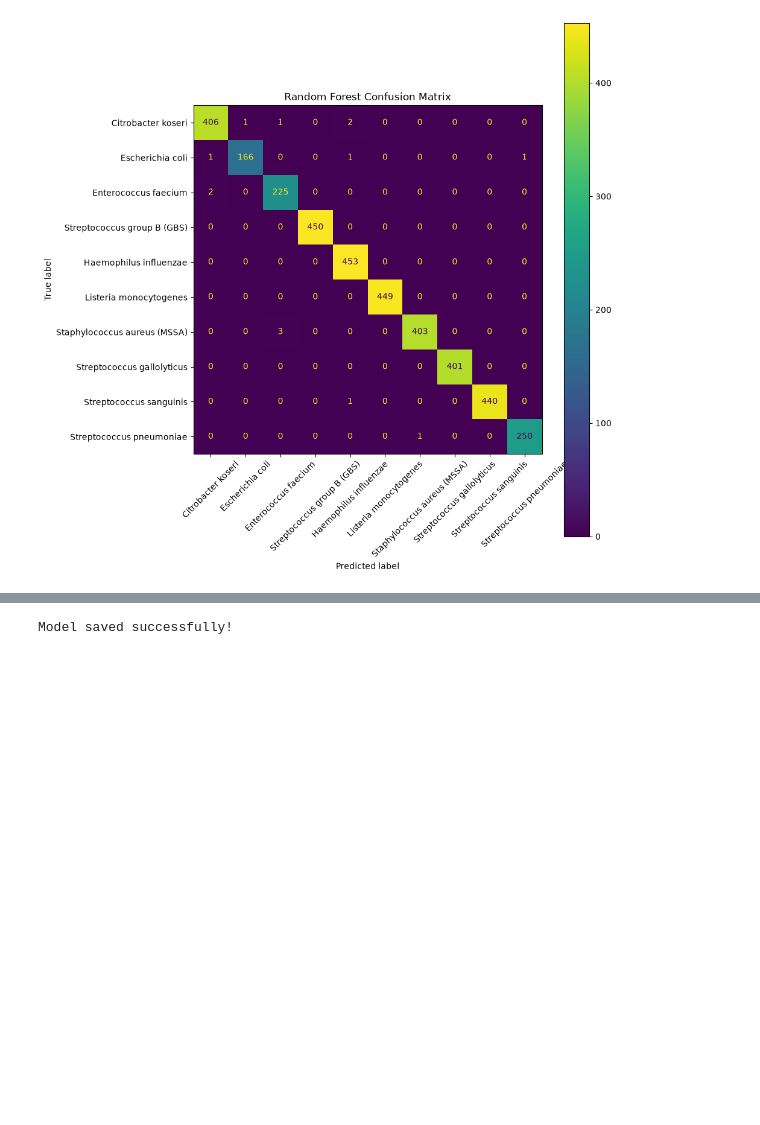
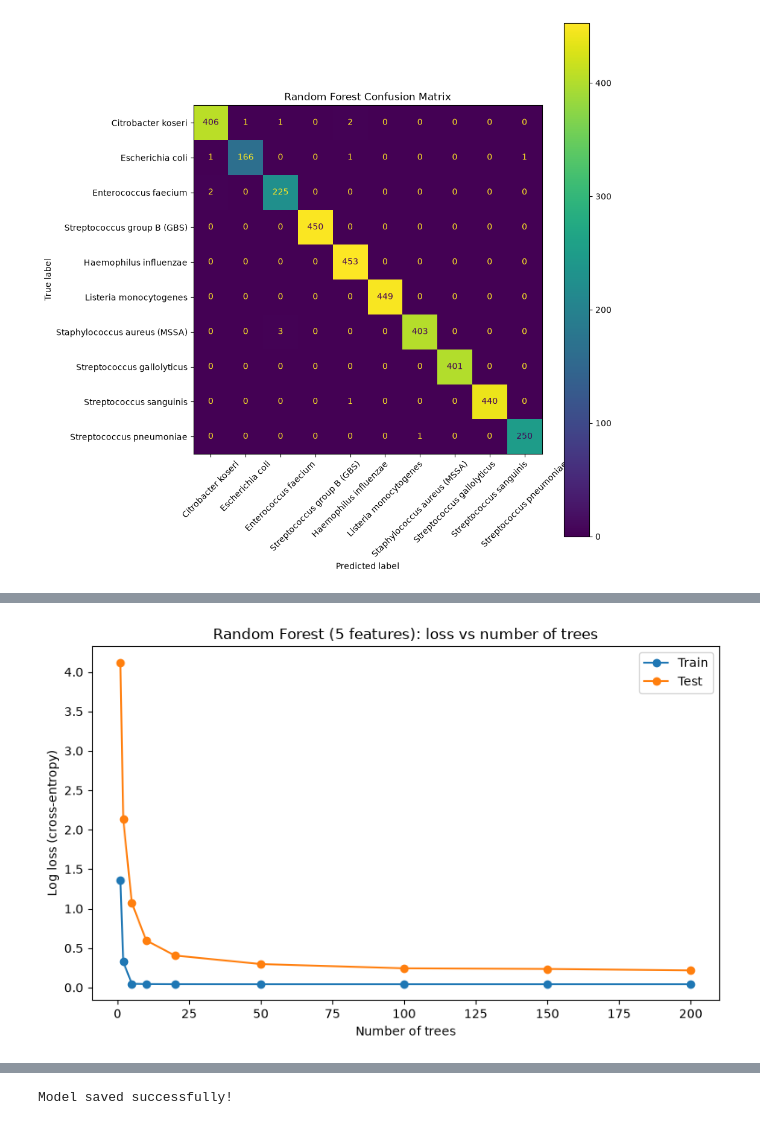
Before and after one commit to saihei-9/Hrm-bacterial-classification, a Jupyter notebook: hrm_bacterial_classification.ipynb, the cells around one changed output, grey strips where cells are left out. Drawn from its saved outputs; the diff is of its cells as text; code cells hidden in the pictures; blank space fills up the shorter version.

```diff
--- a/hrm_bacterial_classification.ipynb
+++ b/hrm_bacterial_classification.ipynb
@@ -335,0 +502,19 @@ plt.show()
+# %%
+from sklearn.metrics import log_loss
+
+X_train5, X_test5 = X_train[selected], X_test[selected]
+
+rf5 = RandomForestClassifier(n_estimators=200, random_state=42, n_jobs=-1)
+rf5.fit(X_train5, y_train)
+
+print("Random Forest, 5 features")
+for name, Xs, ys in [("Train", X_train5, y_train), ("Test ", X_test5, y_test)]:
+    proba = rf5.predict_proba(Xs)
+    print(f"  {name}: log loss = {log_loss(ys, proba, labels=rf5.classes_):.4f}, "
+          f"accuracy = {accuracy_score(ys, rf5.predict(Xs)):.4f}")
+
+print("\nFor reference, Random Forest, all 160 features")
+for name, Xs, ys in [("Train", X_train, y_train), ("Test ", X_test, y_test)]:
+    proba = model.predict_proba(Xs)
+    print(f"  {name}: log loss = {log_loss(ys, proba, labels=model.classes_):.4f}, "
+          f"accuracy = {accuracy_score(ys, model.predict(Xs)):.4f}")
@@ -335,0 +529,28 @@ plt.show()
+# %%
+tree_grid = [1, 2, 5, 10, 20, 50, 100, 150, 200]
+
+def loss_by_trees(forest, Xs, ys, grid):
+    # log loss of the forest using only its first k trees
+    Xv = Xs.to_numpy()
+    running = np.zeros((len(Xv), len(forest.classes_)))
+    out = []
+    for k, tree in enumerate(forest.estimators_, start=1):
+        running += tree.predict_proba(Xv)
+        if k in grid:
+            out.append(log_loss(ys, running / k, labels=forest.classes_))
+    return out
+
+train_loss = loss_by_trees(rf5, X_train5, y_train, tree_grid)
+test_loss = loss_by_trees(rf5, X_test5, y_test, tree_grid)
+
+plt.figure(figsize=(8, 5))
+plt.plot(tree_grid, train_loss, marker="o", label="Train")
+plt.plot(tree_grid, test_loss, marker="o", label="Test")
+plt.xlabel("Number of trees")
+plt.ylabel("Log loss (cross-entropy)")
+plt.title("Random Forest (5 features): loss vs number of trees")
+plt.legend()
+plt.tight_layout()
+plt.show()
+# %% [output]
+[figure, added]
```
Also changed, not shown: parts of 16 cells of this notebook, 1 other file.
